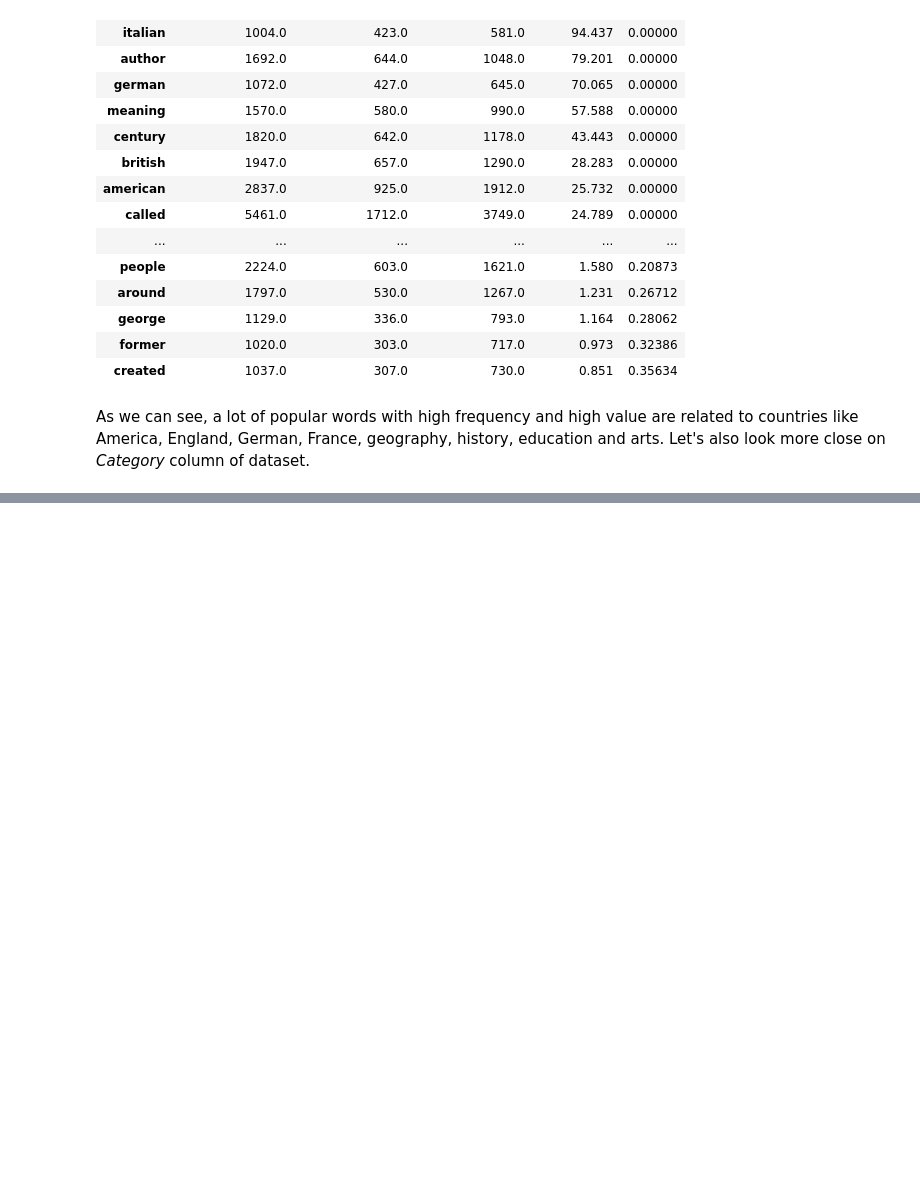
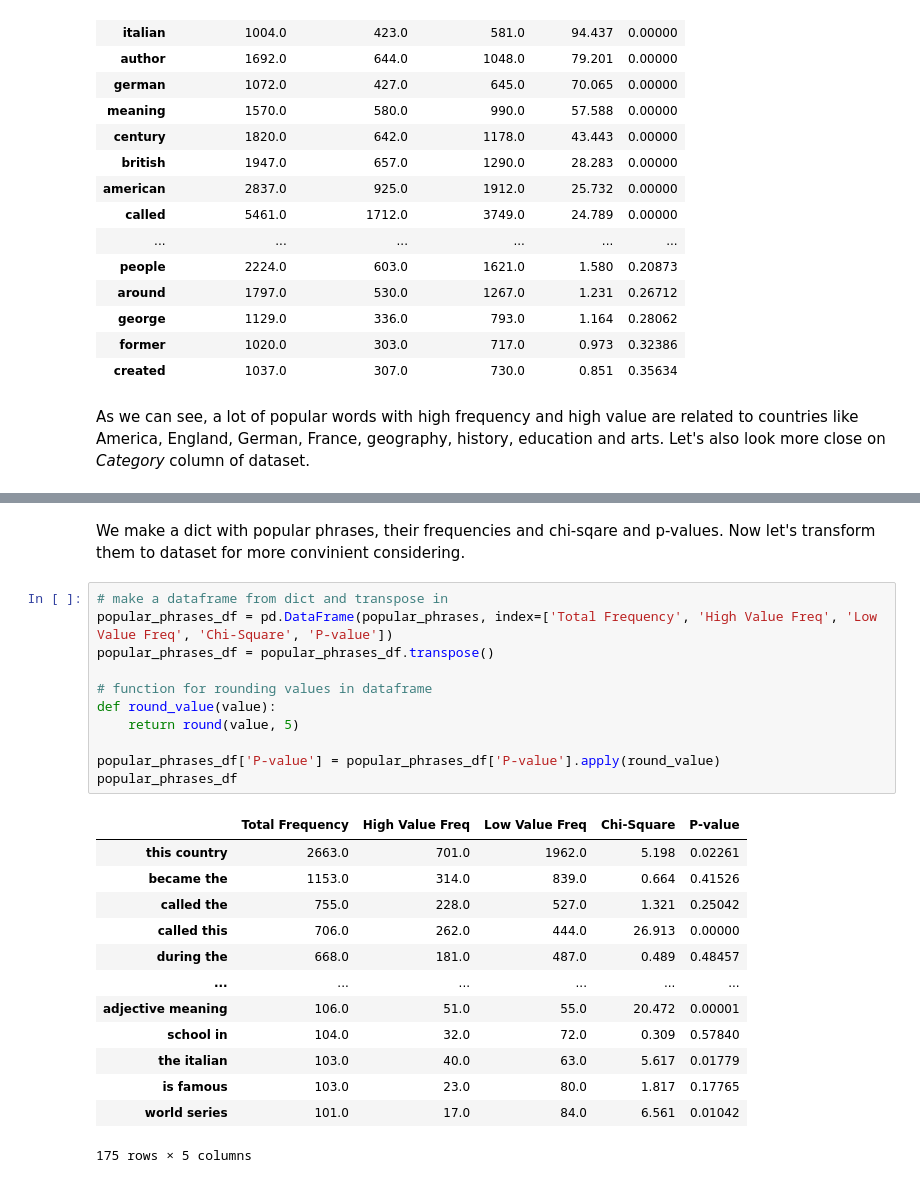
Before and after one commit to beatwad/jeopardy, a Jupyter notebook: Untitled.ipynb, the cells around one changed output, grey strips where cells are left out. Cells and saved outputs as stored; diff of their text form; blank space fills up the shorter version.

```diff
--- a/Untitled.ipynb
+++ b/Untitled.ipynb
@@ -509,0 +606,27 @@ jeopardy[jeopardy['Questions Overlap'] == 1]
+# %% [markdown]
+We make a dict with popular phrases, their frequencies and chi-sqare and p-values. Now let's transform them to dataset for more convinient considering.
+# %%
+# make a dataframe from dict and transpose in
+popular_phrases_df = pd.DataFrame(popular_phrases, index=['Total Frequency', 'High Value Freq', 'Low Value Freq', 'Chi-Square', 'P-value'])
+popular_phrases_df = popular_phrases_df.transpose()
+
+# function for rounding values in dataframe
+def round_value(value):
+    return round(value, 5)
+
+popular_phrases_df['P-value'] = popular_phrases_df['P-value'].apply(round_value)
+popular_phrases_df
+# %% [output]
+|  | Total Frequency | High Value Freq | Low Value Freq | Chi-Square | P-value |
+| this country | 2663.0 | 701.0 | 1962.0 | 5.198 | 0.02261 |
+| became the | 1153.0 | 314.0 | 839.0 | 0.664 | 0.41526 |
+| called the | 755.0 | 228.0 | 527.0 | 1.321 | 0.25042 |
+| called this | 706.0 | 262.0 | 444.0 | 26.913 | 0.00000 |
+| during the | 668.0 | 181.0 | 487.0 | 0.489 | 0.48457 |
+| ... | ... | ... | ... | ... | ... |
+| adjective meaning | 106.0 | 51.0 | 55.0 | 20.472 | 0.00001 |
+| school in | 104.0 | 32.0 | 72.0 | 0.309 | 0.57840 |
+| the italian | 103.0 | 40.0 | 63.0 | 5.617 | 0.01779 |
+| is famous | 103.0 | 23.0 | 80.0 | 1.817 | 0.17765 |
+| world series | 101.0 | 17.0 | 84.0 | 6.561 | 0.01042 |
+175 rows × 5 columns
```
Also changed, not shown: parts of 19 cells of this notebook.
